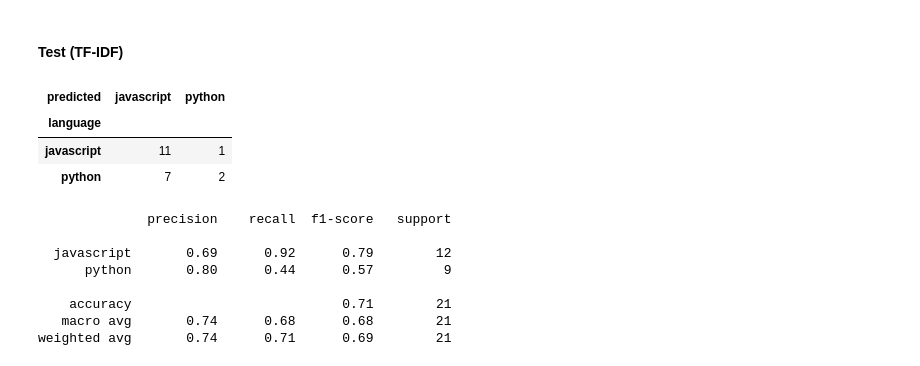
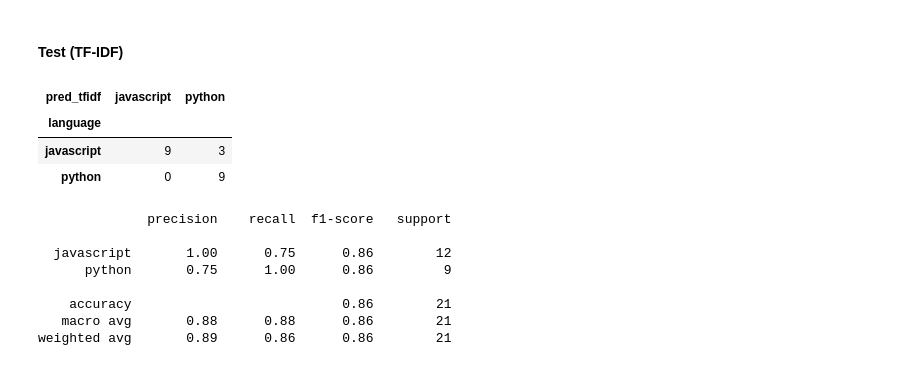
Before and after one commit to AC-Readme/nlp_project, a Jupyter notebook: corey_scratch.ipynb, the cells around one changed output. Drawn from its saved outputs; the diff is of its cells as text; code cells hidden in the pictures.

```diff
--- a/corey_scratch.ipynb
+++ b/corey_scratch.ipynb
@@ -578,7 +578,7 @@ from sklearn.feature_extraction.text import CountVectorizer
 # different word n-grams or char n-grams to be extracted.
 
 vectorizer = CountVectorizer(stop_words='english',
-                             min_df=20,
+                             min_df=4,
                              ngram_range=(1,2),
                              binary=True)
 
@@ -591,7 +591,7 @@ bow = vectorizer.transform(train.text_filtered)
 # %%
 from sklearn.feature_extraction.text import TfidfVectorizer
 
-tfidf = TfidfVectorizer(stop_words='english', min_df=20,
+tfidf = TfidfVectorizer(stop_words='english', min_df=4,
                              ngram_range=(1,2),
                              binary=True)
 
@@ -730,4 +729,4 @@ weighted avg       0.74      0.71      0.69        21
 tfidf_sparse_matrix = tfidf.transform(test.text_filtered)
 X_tfidf_test = tfidf_sparse_matrix
 y = test['language']
-test['predicted'] = lm.predict(X_tfidf_test)
+test['pred_tfidf'] = lm.predict(X_tfidf_test)
@@ -734,19 +738,19 @@ test['predicted'] = lm.predict(X_tfidf_test)
 # %%
 # Results(test)
-pd.crosstab(test.language, test.predicted)
+pd.crosstab(test.language, test.pred_tfidf)
 # %% [output]
-| predicted | javascript | python |
+| pred_tfidf | javascript | python |
 | language |  |  |
-| javascript | 11 | 1 |
-| python | 7 | 2 |
+| javascript | 9 | 3 |
+| python | 0 | 9 |
 # %%
-print(classification_report(validate.language, validate.predicted))
+print(classification_report(test.language, test.pred_tfidf))
 # %% [output]
               precision    recall  f1-score   support
 
-  javascript       0.69      0.92      0.79        12
-      python       0.80      0.44      0.57         9
+  javascript       1.00      0.75      0.86        12
+      python       0.75      1.00      0.86         9
 
-    accuracy                           0.71        21
-   macro avg       0.74      0.68      0.68        21
-weighted avg       0.74      0.71      0.69        21
+    accuracy                           0.86        21
+   macro avg       0.88      0.88      0.86        21
+weighted avg       0.89      0.86      0.86        21
```
Also changed, not shown: parts of 35 cells of this notebook.
